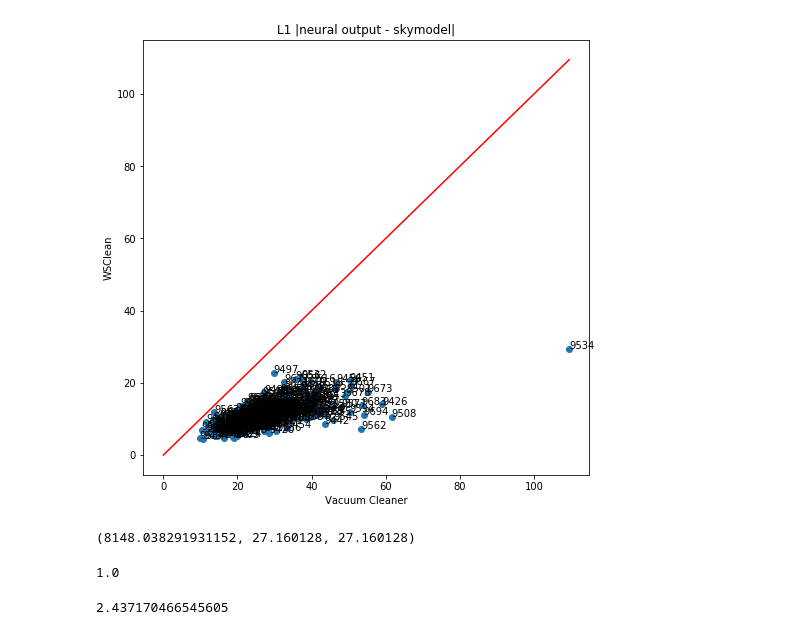
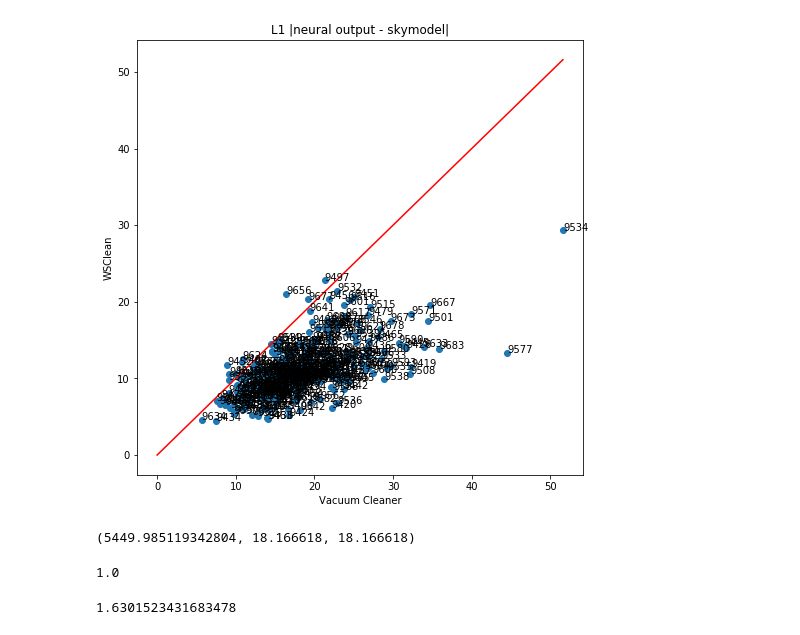
Before and after one commit to gijzelaerr/vacuum-cleaner, a Jupyter notebook: notebooks/Scoring the test data with a clean beam.ipynb, the cells around one changed output. Drawn from its saved outputs; the diff is of its cells as text; code cells hidden in the pictures.

```diff
--- a/notebooks/Scoring the test data with a clean beam.ipynb
+++ b/notebooks/Scoring the test data with a clean beam.ipynb
@@ -22,7 +22,33 @@ test_end = 9700
 #neural_output = "/scratch/vacuum-cleaner/eval/astro_deconv_2019_res_gan_noscale_verify/60000/fits/"  # 1.09
 #neural_output = "/scratch/vacuum-cleaner/eval/astro_deconv_2019_res_gan_noscale_nopsf/60000/fits/" # 1.14
 #neural_output = "/scratch/vacuum-cleaner/eval_train/astro_deconv_2019_res_gan_noscale/60000/fits/"  # 2.45
-neural_output = "/scratch/vacuum-cleaner/final_eval/gan/test/100000/fits/"  # 2.43
+#neural_output = "/scratch/vacuum-cleaner/final_eval/gan/test/100000/fits/"  # 2.43
+#neural_output = "/scratch/vacuum-cleaner/final_eval/gan/test/run1/100000/fits/" # 2.437
+#neural_output = "/scratch/vacuum-cleaner/final_eval/gan/test/run2/100000/fits/" # 2.825
+#neural_output = "/scratch/vacuum-cleaner/final_eval/gan/test/run3/100000/fits/" # 1.6173
+#neural_output = "/scratch/vacuum-cleaner/final_eval/gan/test/run4/100000/fits/" # 1.450
+#neural_output = "/scratch/vacuum-cleaner/final_eval/gan/test/run5/100000/fits/" # 46.99
+#neural_output = "/scratch/vacuum-cleaner/final_eval/gan/test/run6/100000/fits/"  # 1.556
+#neural_output = "/scratch/vacuum-cleaner/final_eval/gan/test/run7/100000/fits/"  # 1.2357
+#neural_output = "/scratch/vacuum-cleaner/final_eval/gan/test/run8/100000/fits/"  # 1.119
+#neural_output = "/scratch/vacuum-cleaner/final_eval/gan/test/run9/100000/fits/"  # 1.3466
+#neural_output = "/scratch/vacuum-cleaner/final_eval/gan/test/run10/100000/fits/" # 1.920
+
+#neural_output = "/scratch/vacuum-cleaner/final_eval/gan_psf/test/run1/100000/fits/"
+#neural_output = "/scratch/vacuum-cleaner/final_eval/gan_psf/test/run2/100000/fits/"
+#neural_output = "/scratch/vacuum-cleaner/final_eval/gan_psf/test/run3/100000/fits/"
+#neural_output = "/scratch/vacuum-cleaner/final_eval/gan_psf/test/run4/100000/fits/"  # 4507.48
+#neural_output = "/scratch/vacuum-cleaner/final_eval/gan_psf/test/run5/100000/fits/" # 2.00
+#neural_output = "/scratch/vacuum-cleaner/final_eval/gan_psf/test/run6/100000/fits/" # 1.484
+#neural_output = "/scratch/vacuum-cleaner/final_eval/gan_psf/test/run7/100000/fits/" # 10.612
+#neural_output = "/scratch/vacuum-cleaner/final_eval/gan_psf/test/run8/100000/fits/"  # 1.336
+#neural_output = "/scratch/vacuum-cleaner/final_eval/gan_psf/test/run9/100000/fits/"
+#neural_output = "/scratch/vacuum-cleaner/final_eval/gan_psf/test/run10/100000/fits/"
+
+#neural_output = "/scratch/vacuum-cleaner/tmp/tryout_separable_conv/fits/" # 1.17
+
+#neural_output = "/scratch/vacuum-cleaner/final_eval_lr/gan/test/run1/100000/fits/" # 1.32
+neural_output = "/scratch/vacuum-cleaner/final_eval_lr/gan/test/run2/100000/fits/" # 1.32
 # %%
 def render(a, imgdata, title):
     i = a.pcolor(imgdata, cmap='cubehelix')
@@ -62,22 +88,20 @@ for number in range(test_start, test_end):
 # %%
 m = max(l1_wsclean + l1_neural)
 f, (a1) = plt.subplots(1, 1, figsize=(8,8))
 a1.plot(l1_neural, l1_wsclean, 'o')
 a1.plot([0, m], [0, m], 'r-')
 a1.set_xlabel('Vacuum Cleaner')
 a1.set_ylabel('WSClean')
 _ = a1.set_title('L1 |neural output - skymodel|')
 
 for i, index in enumerate(indexes):
-    if number in [9473]:
-        continue
     a1.annotate(index, (l1_neural[i], l1_wsclean[i]))
 # %% [output]
-[figure, old version]
+[figure, new version]
 # %%
 sum(l1_neural), np.average(l1_neural), np.mean(l1_neural)
 # %% [output]
-(8148.038291931152, 27.160128, 27.160128)
+(5449.985119342804, 18.166618, 18.166618)
 # %%
 l1_scaling = 1/ np.average(l1_wsclean)
 # %%
@@ -88,5 +112,5 @@ np.average(l1_wsclean) * l1_scaling   # should be 1.0-
 # this is our weighted scoring function, higher is worse, 1.0 is wsclean
 np.average(l1_neural) * l1_scaling
 # %% [output]
-2.437170466545605
+1.6301523431683478
 # %%
```
Also changed, not shown: parts of 2 cells of this notebook, 8 other files.
